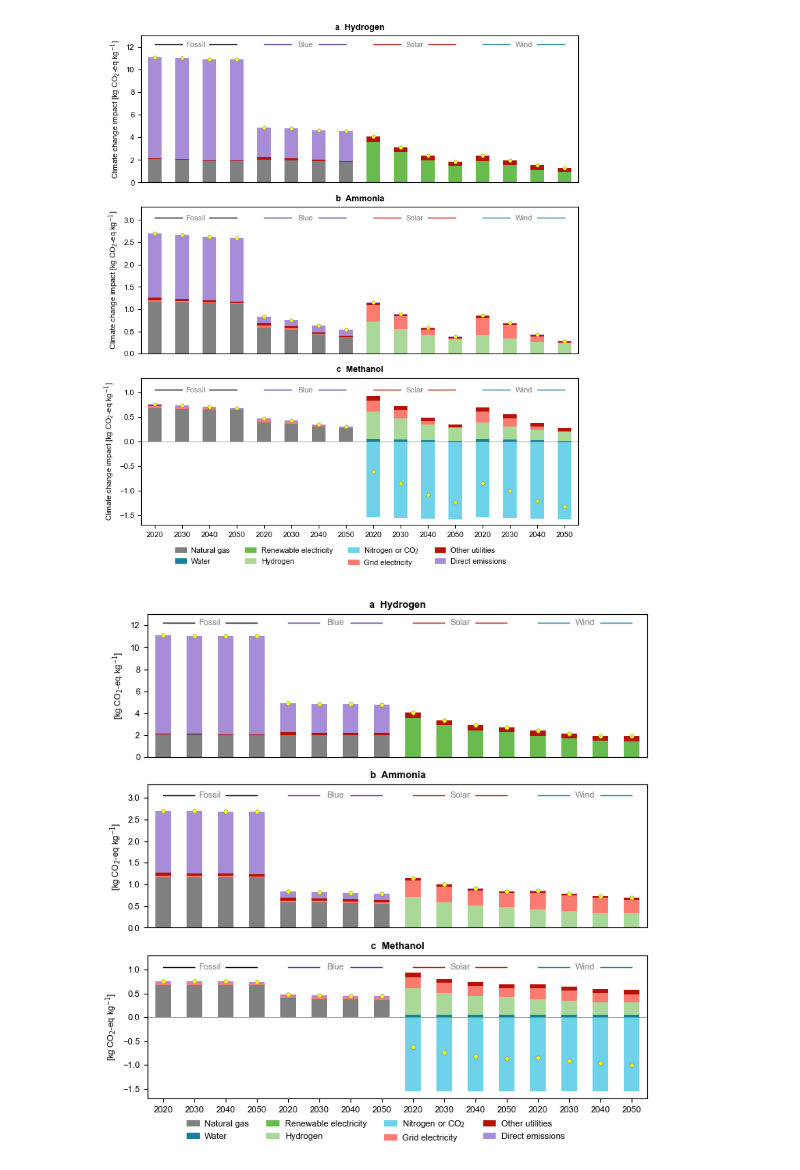
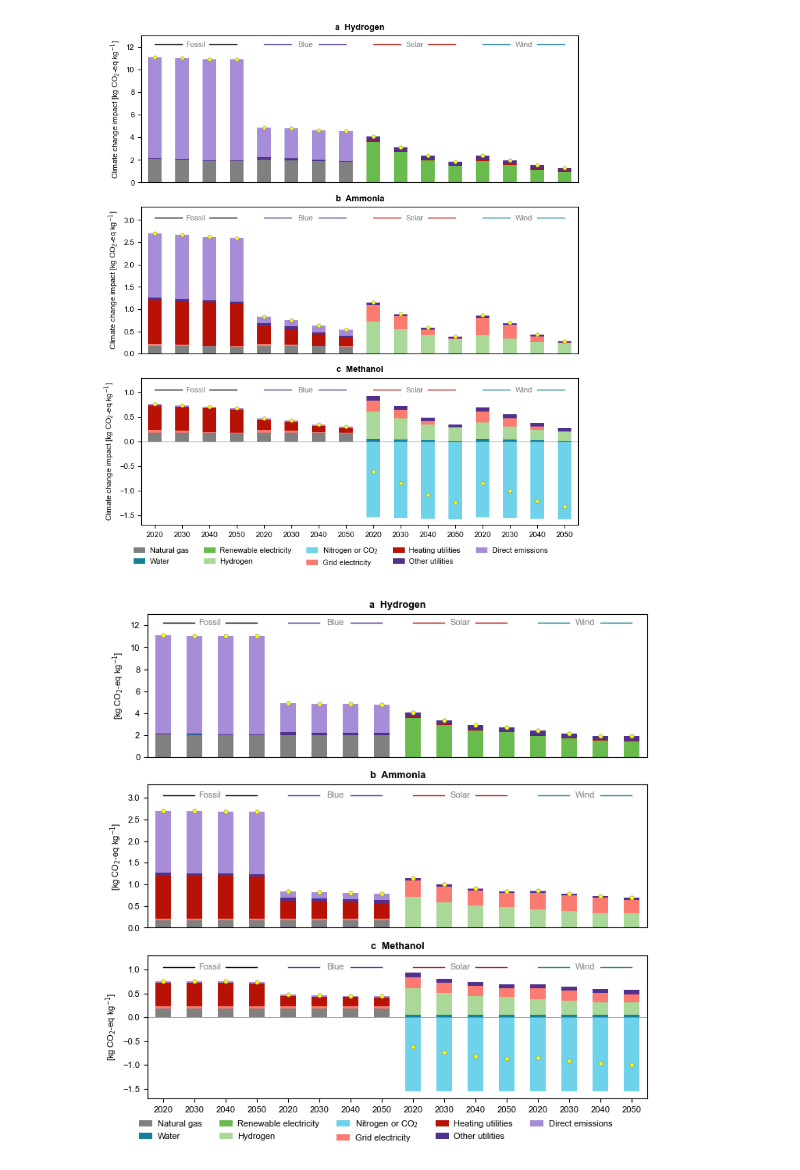
Before and after one commit to abhix2704/Prospective-LCA, a Jupyter notebook: Code/breakdownMainPlots.ipynb, the cells around one changed output. Drawn from its saved outputs; the diff is of its cells as text; code cells hidden in the pictures.

Commit message:
new breakdown plots

```diff
--- a/Code/breakdownMainPlots.ipynb
+++ b/Code/breakdownMainPlots.ipynb
@@ -117,14 +117,14 @@ def breakdown_plots(chemical, originalDF, sensitivityDF, ax):
     elif chemical == 'methanol':
         columns_to_drop = [col for col in df_plot.columns if 'methanol, BAU' in col or 'methanol synthesis' in col or 'methanol, blue' in col]
         df_plot = df_plot.drop(columns = columns_to_drop)
-        naturalGasCols = df_plot.columns[df_plot.columns.str.contains('natural gas')]
+        naturalGasCols = df_plot.columns[df_plot.columns.str.contains('market for natural gas, high pressure')]
         waterCols = df_plot.columns[df_plot.columns.str.contains('market for tap water') | df_plot.columns.str.contains('market for water, deionised')]
         directEmissionsCols = df_plot.columns[df_plot.columns.str.contains('direct emissions')]
         gridElectricityCols = df_plot.columns[df_plot.columns.str.contains('market group for electricity, high voltage') | df_plot.columns.str.contains('market group for electricity, low voltage')]
         nitrogenCols = df_plot.columns[df_plot.columns.str.contains('carbon dioxide')]
         renewableElecCols = []
         greenCols = df_plot.columns[df_plot.columns.str.contains('hydrogen')]
-        heatingCols = df_plot.columns[df_plot.columns.str.contains('heat')]
+        heatingCols = df_plot.columns[df_plot.columns.str.contains('heat') & ~df_plot.columns.str.contains('pump')]
         otherCols = list(set(df_plot.columns) - set(naturalGasCols) - set(waterCols) - set(directEmissionsCols) - set(gridElectricityCols) - set(greenCols) - set(nitrogenCols) - set(heatingCols))
 
     df_plot_new['Natural gas'] = df_plot[naturalGasCols].sum(axis = 1)
@@ -133,6 +133,7 @@ def breakdown_plots(chemical, originalDF, sensitivityDF, ax):
     df_plot_new['Hydrogen'] = df_plot[greenCols].sum(axis = 1)
     df_plot_new['Nitrogen'] = df_plot[nitrogenCols].sum(axis = 1)
     df_plot_new['Grid electricity'] = df_plot[gridElectricityCols].sum(axis = 1)
+    df_plot_new['Heating utilities'] = df_plot[heatingCols].sum(axis = 1)
     df_plot_new['Other utilities'] = df_plot[otherCols].sum(axis = 1)
     df_plot_new['Direct emissions'] = df_plot[directEmissionsCols].sum(axis = 1)
 
@@ -219,7 +220,7 @@ for i in range(0, len(x_values)):
 
 handles, labels = ax3.get_legend_handles_labels()
 labels[4] = 'Nitrogen or CO$_\mathrm{2}$'
-legend = fig.legend(handles, labels, loc = 'lower center', bbox_to_anchor = (0.5, -0.05), frameon = False, ncol = 4, handletextpad = 0.1)
+legend = fig.legend(handles, labels, loc = 'lower center', bbox_to_anchor = (0.5, -0.05), frameon = False, ncol = 5, handletextpad = 0.1)
 for i in range(0, len(legend.legend_handles)):
     legend.legend_handles[i].set_width(12)
 
@@ -227,7 +228,7 @@ filepath = os.path.join('..', 'Plots', 'Phase 2', 'Breakdown', 'Breakdown RCP26
 plt.savefig(filepath + '.png', format = 'png', bbox_inches = 'tight', dpi = 600)
 plt.savefig(filepath + '.svg', format = 'svg', bbox_inches = 'tight', dpi = 600)
 # %% [output]
-[figure, old version]
+[figure, new version]
 # %%
 fig, (ax1, ax2, ax3) = plt.subplots(3, 1, figsize = (fig_length[2], fig_height*0.7))
 
@@ -262,35 +263,35 @@ ax2.text(13.5, 3, 'Wind', ha = 'center', color = '#808080')
 ax2.set_ylim(0, 3.3)
 
 y_value = 3.05
 for i in range(0, len(x_values)):
     ax2.plot([x_values[i], x_values[i] + 1], [y_value, y_value], linestyle = '-', linewidth = 1, color = colors[i])
 
 breakdown_plots('methanol', methanolRCP6DF, methanolSensitivity, ax3)
 ax3.set_ylabel('[kg CO$_\mathrm{2}$-eq kg$^\mathrm{-1}$]')
 ax3.set_title('c  Methanol', color = 'black', fontsize = fontsize_title, fontweight = 'bold')
 ax3.set_xticks(xPts)
 ax3.set_xticklabels(['2020', '2030', '2040', '2050']*4, rotation = 0, ha = 'center')
 ax3.text(1.5, 1.0, 'Fossil', ha = 'center', color = '#808080')
 ax3.text(5.5, 1.0, 'Blue', ha = 'center', color = '#808080')
 ax3.text(9.5, 1.0, 'Solar', ha = 'center', color = '#808080')
 ax3.text(13.5, 1.0, 'Wind', ha = 'center', color = '#808080')
 ax3.set_ylim(-1.7, 1.3)
 
 y_value = 1.05
 for i in range(0, len(x_values)):
     ax3.plot([x_values[i], x_values[i] + 1], [y_value, y_value], linestyle = '-', linewidth = 1, color = colors[i])
 
 handles, labels = ax3.get_legend_handles_labels()
 labels[4] = 'Nitrogen or CO$_\mathrm{2}$'
-legend = fig.legend(handles, labels, loc = 'lower center', bbox_to_anchor = (0.5, -0.05), frameon = False, ncol = 4, handletextpad = 0.1)
+legend = fig.legend(handles, labels, loc = 'lower center', bbox_to_anchor = (0.5, -0.05), frameon = False, ncol = 5, handletextpad = 0.1)
 for i in range(0, len(legend.legend_handles)):
     legend.legend_handles[i].set_width(12)
 
 filepath = os.path.join('..', 'Plots', 'Phase 2', 'Breakdown', 'Breakdown RCP6 main')
 plt.savefig(filepath + '.png', format = 'png', bbox_inches = 'tight', dpi = 600)
 plt.savefig(filepath + '.svg', format = 'svg', bbox_inches = 'tight', dpi = 600)
 # %% [output]
-[figure, old version]
+[figure, new version]
 # %%
 fig, (ax1, ax2, ax3) = plt.subplots(3, 1, figsize = (fig_length[2], fig_height*0.7))
 
```
Also changed, not shown: parts of 1 cell of this notebook, 6 other files.
